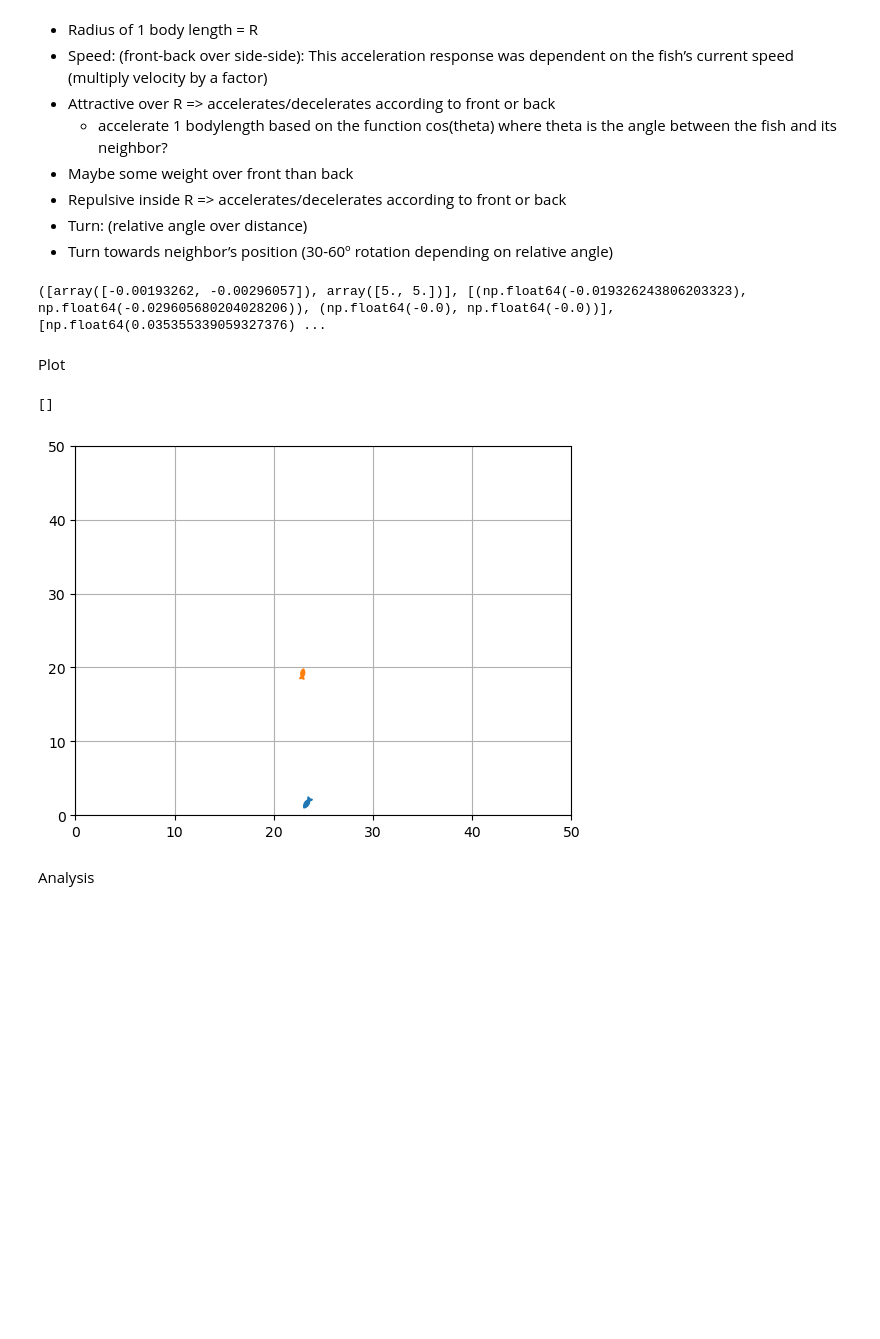
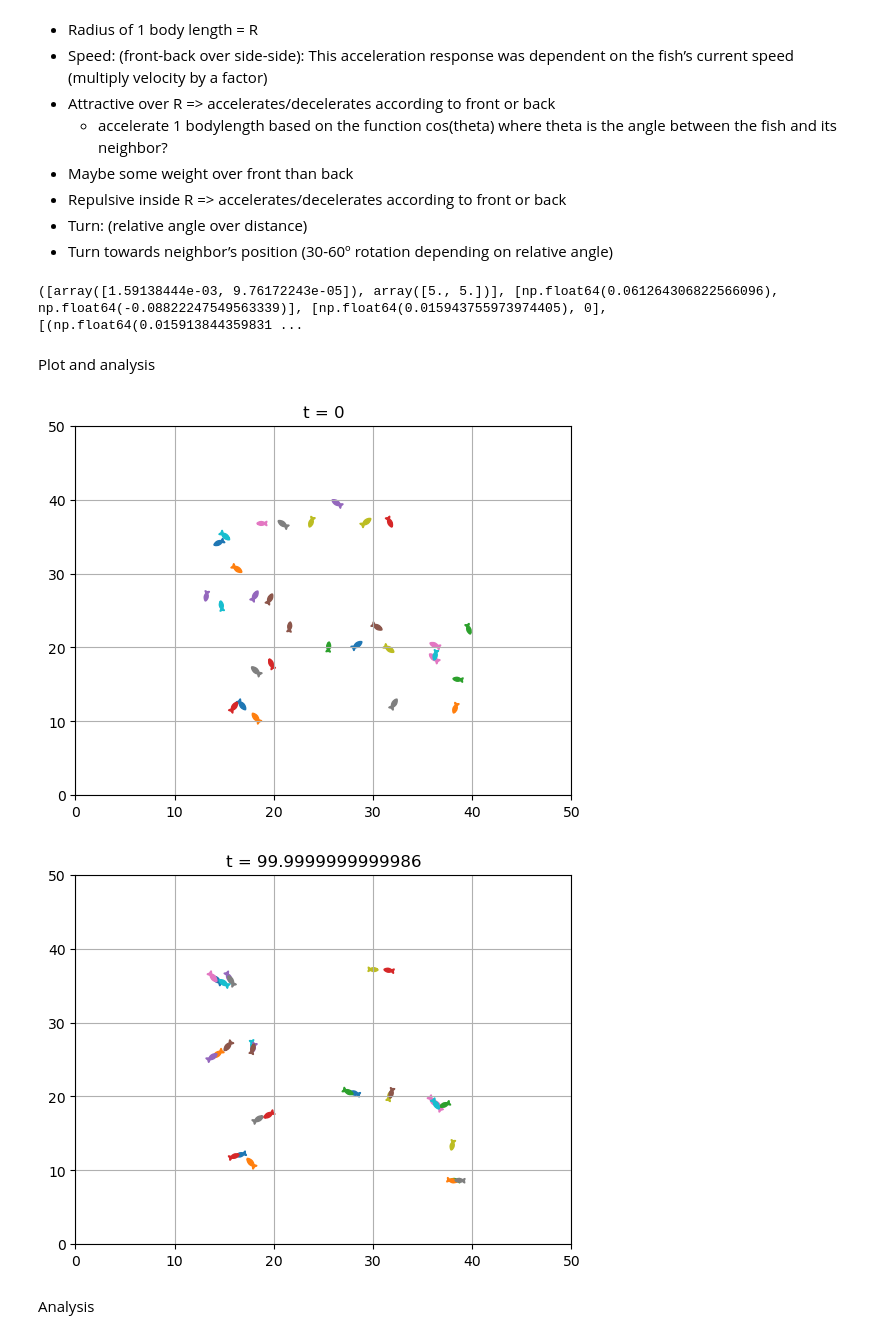
Before and after one commit to Bobomoto/PHYS250-Final-Project, a Jupyter notebook: Finalproject.ipynb, the cells around one changed output. Saved outputs shown, nothing was run; the diff lists cells and outputs as text; code cells hidden in the pictures; blank space fills up the shorter version.

```diff
--- a/Finalproject.ipynb
+++ b/Finalproject.ipynb
@@ -129,11 +125,13 @@ for i in np.arange(N):
 #we can also change the fish to only respond to a certain angle of neighbor, like -pi/3 to pi/3 rad
 #error about 0.25 maybe, can change
 
-def updatefish(positions,velocity,speeds,radorientations,timestep = 0.1, maxa = 0.5, maxdwdt = 0.5, erroracc = 0, errordwdt = 0):
+def updatefish(positions,radorientations,speeds,velocity, time = 0, timestep = 0.1, maxa = 0.8, maxdwdt = 0.8, erroracc = 0.5, errordwdt = 0.5):
+    time += timestep
     t = timestep
+    N = len(positions)
     maxspeed = 10
     minspeed = 0
-    for i in np.arange(len(positions)):
+    for i in np.arange(N):
         #first find the nearest neighbor
         neighindex, neighdist, dist = findnearestneighbor(i, positions[i], positions)
         #find its dotproduct
@@ -163,18 +161,18 @@ def updatefish(positions,velocity,speeds,radorientations,timestep = 0.1, maxa =
         radorientations[i] = radorientations[i] + dwdt*t
 
         #update velocity
-        velocity[i] = (speeds[i]*np.cos(radmotangles[i]),speeds[i]*np.sin(radmotangles[i]))
+        velocity[i] = (speeds[i]*np.cos(radorientations[i]),speeds[i]*np.sin(radorientations[i]))
         #update position
         positions[i] = np.add(positions[i],np.array(velocity[i])*t) # x = x+vt for all fish
 
-    return positions, velocity, speeds, radorientations
+    return positions, radorientations, speeds, velocity, time
 
 fishpos = [(0,0), (5,5)]
 spd = [0,0]
 radfish = [0, 0]
 
-print(updatefish(fishpos,motvel, spd, radfish))
+print(updatefish(fishpos,radfish,spd,motvel))
 # %% [output]
-([array([-0.00193262, -0.00296057]), array([5., 5.])], [(np.float64(-0.019326243806203323), np.float64(-0.029605680204028206)), (np.float64(-0.0), np.float64(-0.0))], [np.float64(0.035355339059327376) ...
+([array([1.59138444e-03, 9.76172243e-05]), array([5., 5.])], [np.float64(0.061264306822566096), np.float64(-0.08822247549563339)], [np.float64(0.015943755973974405), 0], [(np.float64(0.015913844359831 ...
 # %% [markdown]
-Plot
+Plot and analysis
@@ -181,18 +197,41 @@ Plot
 # %%
-fig, ax = plt.subplots()
-# scaling follows s = 160000/x^2 where x is the width of the coordinate
+#plotting function
 
-for i in np.arange(N):
-    fmarker = fmarker.transformed(mpl.transforms.Affine2D().rotate_deg(degmotangles[i]))
-    ax.scatter(xcoords[i],ycoords[i], marker = fmarker, s = 160000/poolsize**2)
+def plot(coords, radorientations, arenasize, title = '', fishmarker = fmarker):
+    poolsize = arenasize
+    degmotangles = np.rad2deg(radorientations)
 
-ax.set_xlim(0,poolsize)
-ax.set_ylim(0,poolsize)
-ax.grid()
-plt.plot()
+    xcoords, ycoords = zip(*coords)
+    N = len(coords)
+
+    fig, ax = plt.subplots()
+    # scaling follows s = 160000/x^2 where x is the width of the coordinate
+
+    for i in np.arange(N):
+        rotmarker = fishmarker.transformed(mpl.transforms.Affine2D().rotate_deg(degmotangles[i]))
+        ax.scatter(xcoords[i],ycoords[i], marker = rotmarker, s = 160000/poolsize**2)
+
+    ax.set_xlim(0,poolsize)
+    ax.set_ylim(0,poolsize)
+    ax.set_title(title)
+    ax.grid()
+    plt.plot()
-# %% [output]
-[]
-[figure, removed]
+# %%
+numiterations = 1000
+poolsize = 50
+numfish = 30
+time = 0
+
+pos, motorientations, motspeeds, motvelocity = initialize(numfish,10,40)
+plot(pos,motorientations,poolsize, 't = 0')
+
+for i in np.arange(numiterations):
+    pos, motorientations, motspeeds, motvelocity, time = updatefish(pos, motorientations, motspeeds, motvelocity, time)
+
+plot(pos,motorientations,poolsize, f't = {time}')
+# %% [output]
+[figure, added]
+[figure, added]
 # %%
 # fig, ax = plt.subplots()
 
```
Also changed, not shown: parts of 5 cells of this notebook.
